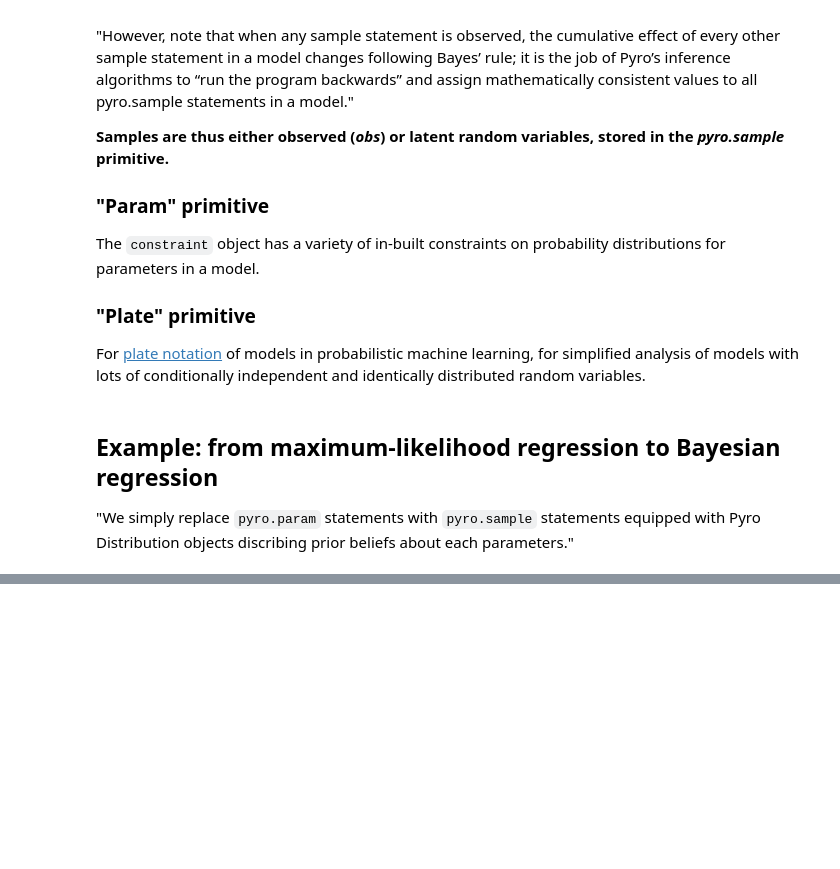
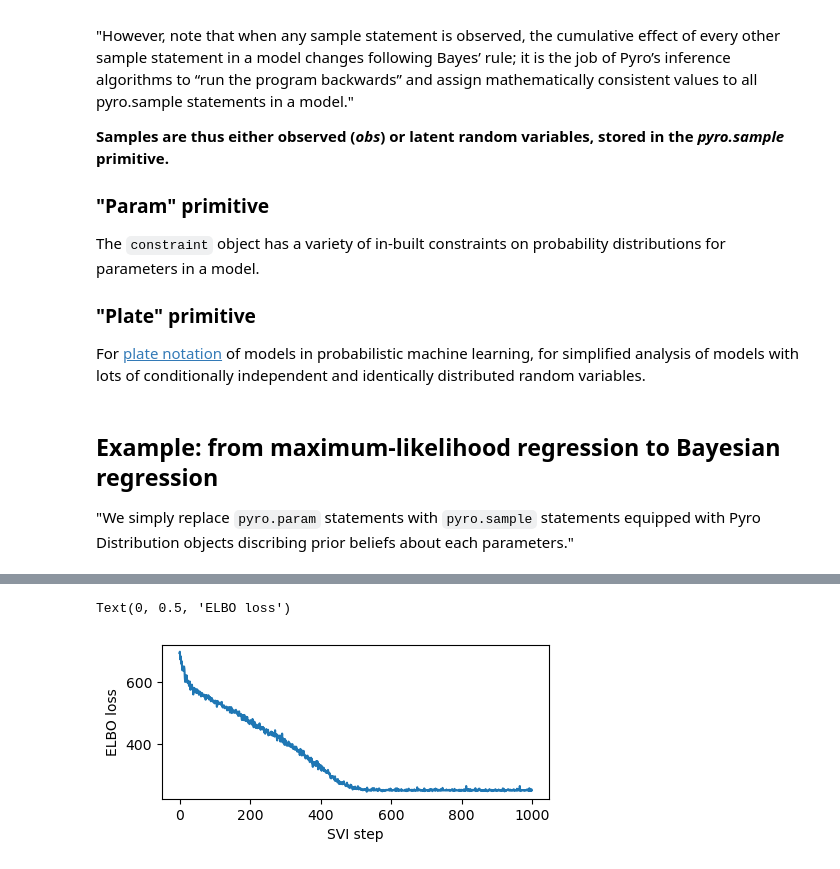
Before and after one commit to krademaker/Pyro, a Jupyter notebook: notebooks/intro_long.ipynb, the cells around one changed output, grey strips where cells are left out. Saved outputs shown, nothing was run; the diff lists cells and outputs as text; code cells hidden in the pictures; blank space fills up the shorter version.

````diff
--- a/notebooks/intro_long.ipynb
+++ b/notebooks/intro_long.ipynb
@@ -169,13 +169,15 @@ For [plate notation](https://en.wikipedia.org/wiki/Plate_notation) of models in
 "We simply replace ```pyro.param``` statements with ```pyro.sample``` statements equipped with Pyro Distribution objects discribing prior beliefs about each parameters."
 # %%
 def model(is_cont_africa, ruggedness, log_gdp=None):
-    a = pyro.sample('a', dist.Normal(0.,10.))
-    b_a = pyro.sample('bA', dist.Normal(0.,1.))
-    b_r = pyro.sample('bR', dist.Normal(0.,1.))
-    b_ar = pyro.sample('bAR', dist.Normal(0.,1.))
-    sigma = pyro.sample('sigma', dist.Uniform(0., 10.))
+    a = pyro.sample("a", dist.Normal(0., 10.))
+    b_a = pyro.sample("bA", dist.Normal(0., 1.))
+    b_r = pyro.sample("bR", dist.Normal(0., 1.))
+    b_ar = pyro.sample("bAR", dist.Normal(0., 1.))
+    sigma = pyro.sample("sigma", dist.Uniform(0., 10.))
 
-    mean = a + b_a + is_cont_africa + b_r * ruggedness + b_ar * is_cont_africa * ruggedness
+    mean = a + b_a * is_cont_africa + b_r * ruggedness + b_ar * is_cont_africa * ruggedness
 
-    with pyro.plate('data', len(ruggedness)):
-        return pyro.sample('obs', dist.Normal(mean, sigma), obs = log_gdp)
+    with pyro.plate("data", len(ruggedness)):
+        return pyro.sample("obs", dist.Normal(mean, sigma), obs=log_gdp)
+
+pyro.render_model(model, model_args=(is_cont_africa, ruggedness, log_gdp), render_distributions=True)
@@ -185,0 +232,22 @@ pyro.render_model(model, model_args=(is_cont_africa, ruggedness, log_gdp), rende
+# %%
+%%time
+pyro.clear_param_store()
+
+# These should be reset each training loop.
+auto_guide = pyro.infer.autoguide.AutoNormal(model)
+adam = pyro.optim.Adam({"lr": 0.02})  # Consider decreasing learning rate.
+elbo = pyro.infer.Trace_ELBO()
+svi = pyro.infer.SVI(model, auto_guide, adam, elbo)
+
+losses = []
+for step in range(1000 if not smoke_test else 2):  # Consider running for more steps.
+    loss = svi.step(is_cont_africa, ruggedness, log_gdp)
+    losses.append(loss)
+    if step % 100 == 0:
+        logging.info("Elbo loss: {}".format(loss))
+
+plt.figure(figsize=(5, 2))
+plt.plot(losses)
+plt.xlabel("SVI step")
+plt.ylabel("ELBO loss");
+# %% [output]
@@ -185,0 +266,2 @@ pyro.render_model(model, model_args=(is_cont_africa, ruggedness, log_gdp), rende
+Text(0, 0.5, 'ELBO loss')
+[figure, added]
````
Also changed, not shown: parts of 25 cells of this notebook.
